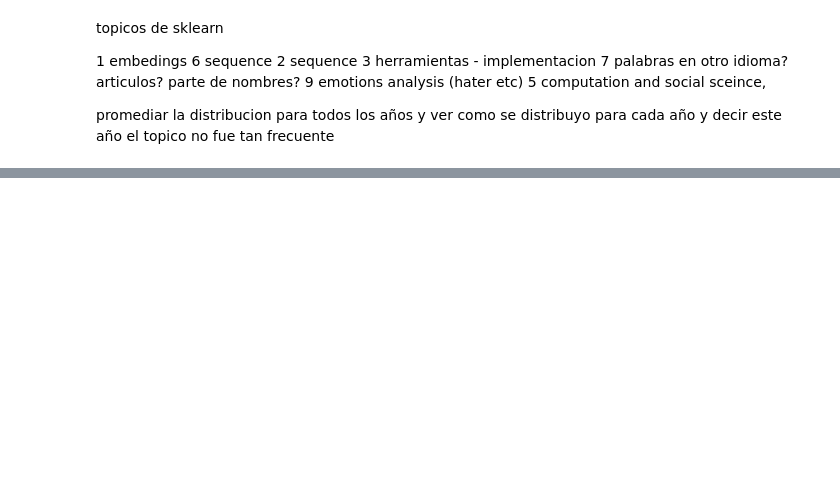
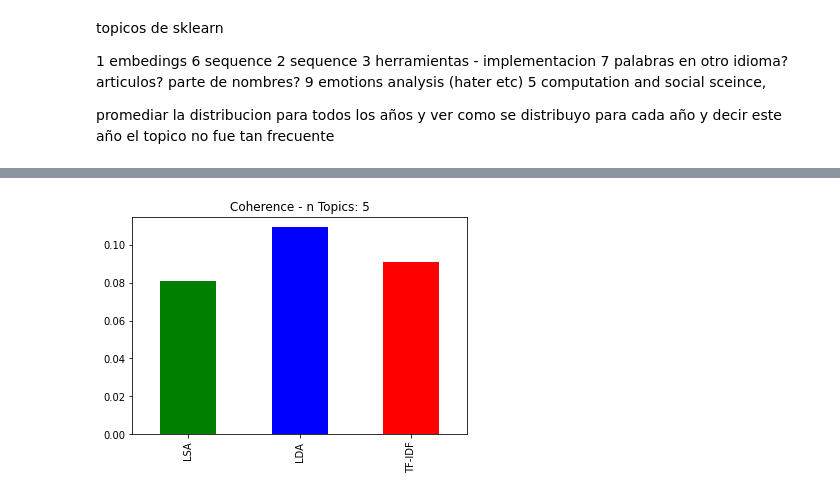
Before and after one commit to mateosuster/nlpPapers, a Jupyter notebook: code/05_LDA_TopicModels_GENSIM.ipynb, the cells around one changed output, grey strips where cells are left out. Saved outputs shown, nothing was run; the diff lists cells and outputs as text; code cells hidden in the pictures; blank space fills up the shorter version.

```diff
--- a/code/05_LDA_TopicModels_GENSIM.ipynb
+++ b/code/05_LDA_TopicModels_GENSIM.ipynb
@@ -90,0 +97,15 @@ corpus = [dictionary.doc2bow(text) for text in texts]  #el bow cuenta cantidad d
+# %%
+### TF-IDF:
+from gensim import corpora, models
+
+#tfidf = models.TfidfModel(bow_corpus)
+tfidf = models.TfidfModel(corpus)
+
+#corpus_tfidf = tfidf[bow_corpus]
+corpus_tfidf = tfidf[corpus]
+
+#from pprint import pprint
+#for text in corpus_tfidf:
+ #   pprint(text)
+  #  break
+len(corpus_tfidf)
@@ -211,0 +292,36 @@ pd.Series({'LSA':np.mean(lsa_coherence),'LDA':np.mean(lda_coherence)}).plot.bar(
+# %%
+#### ANALIZADOR DE CANTIDAD OPTIMA DE TOPICOS, POR COMPARACION DE COHERENCIAS PROMEDIO:
+nro_topics = 5 # INGRESE NRO DE TOPICOS
+window_size_=10  # INGRESE COHERENCIA WINDOW_SIZE
+coherence_='c_npmi' # INGRESE METRICA DE COHERENCIA
+topn_=20  # INGRESE COHERENCIA TOP WORDS TO EVALUATE.
+
+semilla = 420
+
+lsamodel = LsiModel(corpus=corpus, num_topics=nro_topics, id2word=dictionary  #25
+                    # , random_seed = semilla
+                    )
+ldamodel = LdaModel(corpus=corpus, num_topics=nro_topics, id2word=dictionary, iterations = 200, passes=10
+                    # , random_seed = semilla
+                    )
+lda_model_tfidf = gensim.models.LdaMulticore(corpus_tfidf, num_topics=nro_topics, id2word=dictionary, passes=10, workers=4)
+
+lsatopics  = [[word for word, prob in topic] for topicid, topic in lsamodel.show_topics(nro_topics,formatted=False)]
+ldatopics = [[word for word, prob in topic] for topicid, topic in ldamodel.show_topics(nro_topics,formatted=False)]
+lda_tf_idf_topics = [[word for word, prob in topic] for topicid, topic in lda_model_tfidf.show_topics(nro_topics,formatted=False)]
+
+lsa_coherence = CoherenceModel(topics=lsatopics, texts=texts, dictionary=dictionary, window_size=window_size_,coherence=coherence_,topn=topn_).get_coherence_per_topic()
+lda_coherence = CoherenceModel(topics=ldatopics, texts=texts, dictionary=dictionary, window_size=window_size_,coherence=coherence_,topn=topn_).get_coherence_per_topic()
+lda_tf_idf_coherence = CoherenceModel(topics=lda_tf_idf_topics, texts=texts, dictionary=dictionary, window_size=window_size_,coherence=coherence_,topn=topn_).get_coherence_per_topic()
+
+df_lda = pd.DataFrame([range(10),lda_coherence,ldatopics],index=['topic_id','coherence','topic']).transpose()
+df_lsa = pd.DataFrame([range(10),lsa_coherence,lsatopics],index=['topic_id','coherence','topic']).transpose()
+df_tf_idf = pd.DataFrame([range(10),lda_tf_idf_coherence,lda_tf_idf_topics],index=['topic_id','coherence','topic']).transpose()
+
+title = "Coherence - n Topics: " + str(nro_topics)
+pd.Series({'LSA':np.mean(lsa_coherence),'LDA':np.mean(lda_coherence),'TF-IDF':np.mean(lda_tf_idf_coherence)}).plot.bar(title=title, ylim=(0,0.20), color=["green","blue","red"]);
+print('LSA Mean Coherence: %.2f LSA' % (np.mean(lsa_coherence)))
+print('LDA Mean Coherence: %.2f LDA' % (np.mean(lda_coherence)))
+print('LDA Mean Coherence: %.2f TF-IF' % (np.mean(lda_tf_idf_coherence)))
+# %% [output]
+[figure, added]
```
Also changed, not shown: parts of 27 cells of this notebook.
